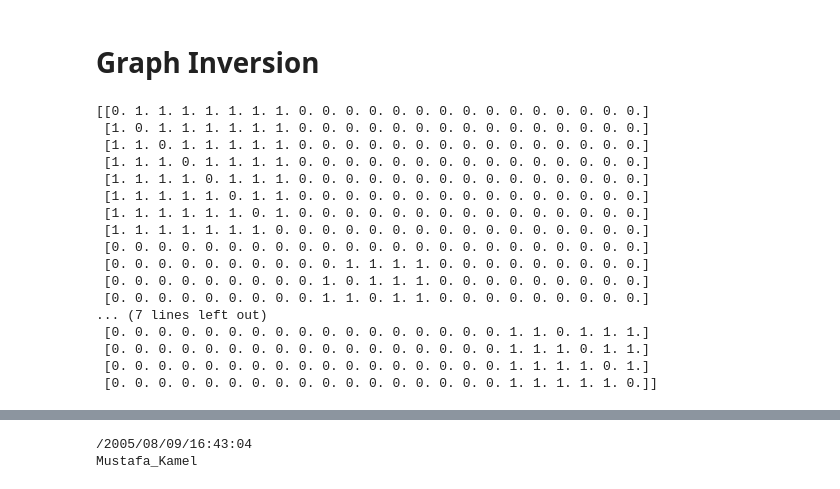
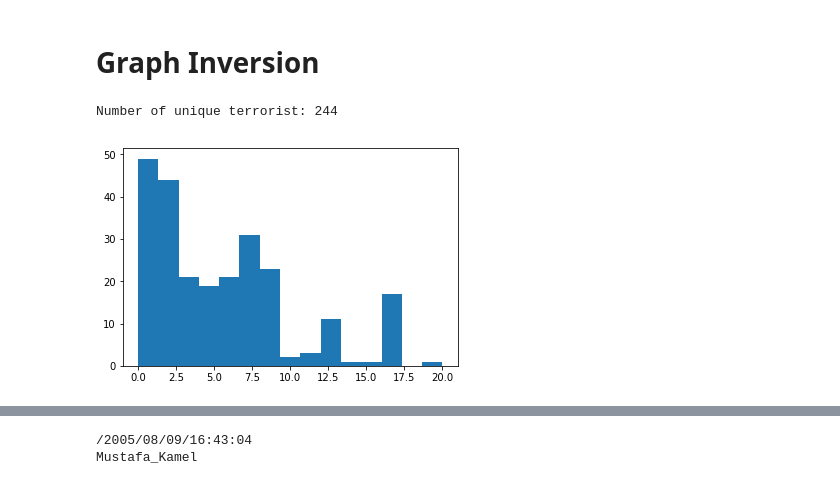
Before and after one commit to Kakavand/EPFL-antiterrorAssignment, a Jupyter notebook: project/give_names_tonodes.ipynb, the cells around one changed output, grey strips where cells are left out. Saved outputs shown, nothing was run; the diff lists cells and outputs as text; code cells hidden in the pictures.

```diff
--- a/project/give_names_tonodes.ipynb
+++ b/project/give_names_tonodes.ipynb
@@ -50,57 +30,41 @@ name_dict
 # Graph Inversion
 # %%
 # Number of unique terrorists
-num_terrorist = len(name_dict.keys()) - 1
+num_terrorist = len(name_dict.keys())
+print("Number of unique terrorist: {n:}".format(n=num_terrorist))
 
 # Array of terrorist names
 all_names = np.array(list(name_dict.keys()))
 
 # Initialize inverted adjacency matrix. Symmetric and unweighted by default.
 A_inverted = np.zeros((num_terrorist, num_terrorist))
 A_relations = np.zeros((num_terrorist, num_terrorist))
 
+counter = set()
 for n in range(n_nodes):
     temp = []
     for d in range(num_terrorist):
         if n in list(name_dict.values())[d]:
             # collect all terrorist names that correspond to node n
-            if list(name_dict.keys())[d] == '': continue
             temp.append(list(name_dict.keys())[d])
-
-    # if names is empty, continue
-    if len(temp) == 0 | len(temp) == 1: continue
+            counter.update(set(list(name_dict.values())[d]))
 
     for k in range(len(temp)):
         for j in range(len(temp)):
             if k >= j: continue
             idx = np.where(np.array(list(name_dict.keys()))==temp[k])[0][0]
             idx2 = np.where(np.array(list(name_dict.keys()))==temp[j])[0][0]
 
             # create an edge between all terrorists that belonged to the same node in original graph
             A_inverted[idx,idx2] = 1
             A_inverted[idx2,idx] = 1
 
             # create a matrix which stores corresponding relations between terrorists
             A_relations[idx,idx2] = int(labels[n])
             A_relations[idx2,idx] = int(labels[n])
 
-print(A_inverted[:23,:23],'\n')
-#print(A_relations[:10,:10])
+plt.hist(np.sum(A_inverted,axis=1), bins=15)
+plt.show()
 # %% [output]
-[[0. 1. 1. 1. 1. 1. 1. 1. 0. 0. 0. 0. 0. 0. 0. 0. 0. 0. 0. 0. 0. 0. 0.]
- [1. 0. 1. 1. 1. 1. 1. 1. 0. 0. 0. 0. 0. 0. 0. 0. 0. 0. 0. 0. 0. 0. 0.]
- [1. 1. 0. 1. 1. 1. 1. 1. 0. 0. 0. 0. 0. 0. 0. 0. 0. 0. 0. 0. 0. 0. 0.]
- [1. 1. 1. 0. 1. 1. 1. 1. 0. 0. 0. 0. 0. 0. 0. 0. 0. 0. 0. 0. 0. 0. 0.]
- [1. 1. 1. 1. 0. 1. 1. 1. 0. 0. 0. 0. 0. 0. 0. 0. 0. 0. 0. 0. 0. 0. 0.]
- [1. 1. 1. 1. 1. 0. 1. 1. 0. 0. 0. 0. 0. 0. 0. 0. 0. 0. 0. 0. 0. 0. 0.]
- [1. 1. 1. 1. 1. 1. 0. 1. 0. 0. 0. 0. 0. 0. 0. 0. 0. 0. 0. 0. 0. 0. 0.]
- [1. 1. 1. 1. 1. 1. 1. 0. 0. 0. 0. 0. 0. 0. 0. 0. 0. 0. 0. 0. 0. 0. 0.]
- [0. 0. 0. 0. 0. 0. 0. 0. 0. 0. 0. 0. 0. 0. 0. 0. 0. 0. 0. 0. 0. 0. 0.]
- [0. 0. 0. 0. 0. 0. 0. 0. 0. 0. 1. 1. 1. 1. 0. 0. 0. 0. 0. 0. 0. 0. 0.]
- [0. 0. 0. 0. 0. 0. 0. 0. 0. 1. 0. 1. 1. 1. 0. 0. 0. 0. 0. 0. 0. 0. 0.]
- [0. 0. 0. 0. 0. 0. 0. 0. 0. 1. 1. 0. 1. 1. 0. 0. 0. 0. 0. 0. 0. 0. 0.]
-... (7 lines left out)
- [0. 0. 0. 0. 0. 0. 0. 0. 0. 0. 0. 0. 0. 0. 0. 0. 0. 1. 1. 0. 1. 1. 1.]
- [0. 0. 0. 0. 0. 0. 0. 0. 0. 0. 0. 0. 0. 0. 0. 0. 0. 1. 1. 1. 0. 1. 1.]
- [0. 0. 0. 0. 0. 0. 0. 0. 0. 0. 0. 0. 0. 0. 0. 0. 0. 1. 1. 1. 1. 0. 1.]
- [0. 0. 0. 0. 0. 0. 0. 0. 0. 0. 0. 0. 0. 0. 0. 0. 0. 1. 1. 1. 1. 1. 0.]]
+Number of unique terrorist: 244
+[figure, added]
```
Also changed, not shown: parts of 8 cells of this notebook, 3 other files.
